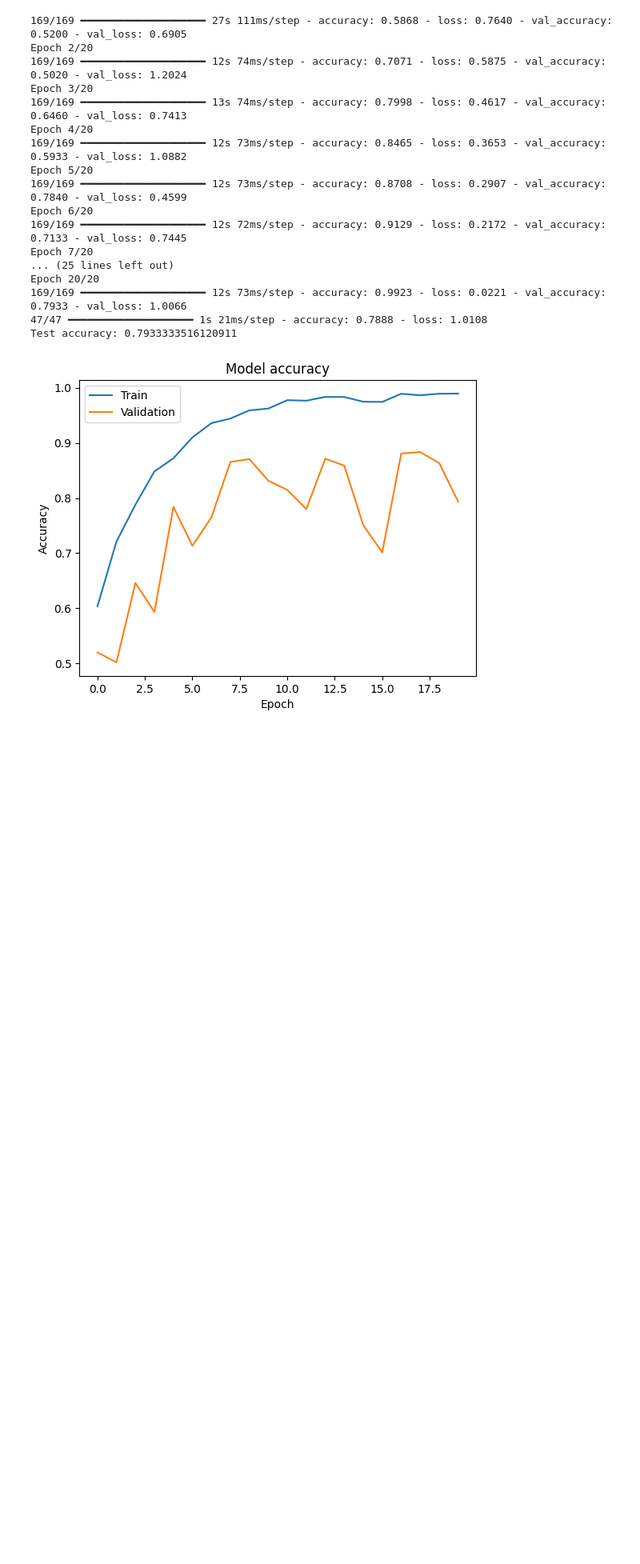
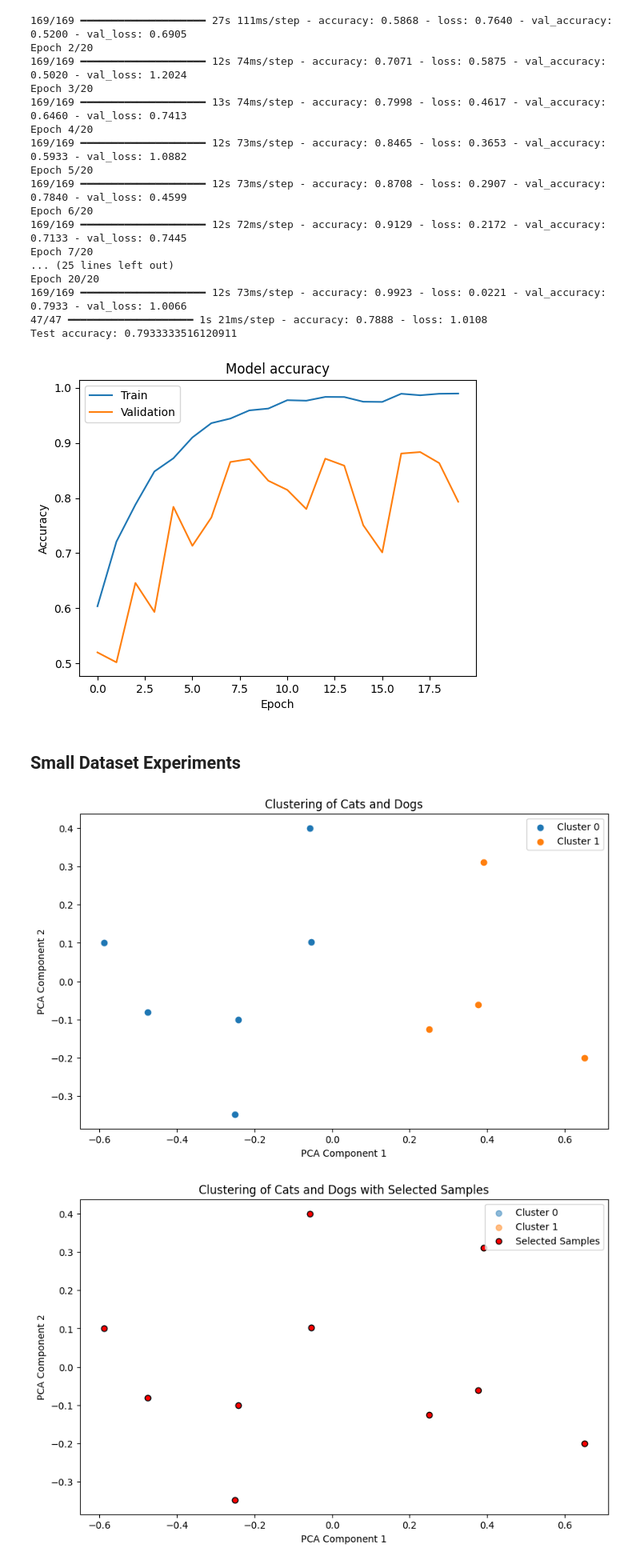
Before and after one commit to serdarbicici-visualstudio/grid-distillation, a Jupyter notebook: dataset-distillation-further-research.ipynb, the cells around one changed output. Shown at 80% size. Cells and saved outputs as stored; diff of their text form; code cells hidden in the pictures; blank space fills up the shorter version.

Commit message:
more experiments, some fixes to grids

```diff
--- a/dataset-distillation-further-research.ipynb
+++ b/dataset-distillation-further-research.ipynb
@@ -838,3 +838,46 @@ Epoch 20/20
 47/47 ━━━━━━━━━━━━━━━━━━━━ 1s 21ms/step - accuracy: 0.7888 - loss: 1.0108
 Test accuracy: 0.7933333516120911
 [figure]
+# %% [markdown]
+## Small Dataset Experiments
+# %%
+#import lib
+import numpy as np
+import matplotlib.pyplot as plt
+from sklearn.cluster import KMeans
+from sklearn.decomposition import PCA
+from sklearn.manifold import TSNE
+
+
+
+# create a dataset with 10 points and 2 features, apply all the clustering methods
+X = np.random.rand(10, 2)
+y = np.random.randint(0, 2, 10)
+
+sampler = ImageClusterSampler(X, y, n_clusters=2)
+sampler.cluster_images()
+sampler.plot_clusters()
+
+selected_samples = sampler.get_selected_samples(5)
+sampler.plot_selected_samples_on_clusters(selected_samples)
+
+sampler = GridImageClusterSampler(X, y, n_clusters=2)
+sampler.cluster_images()
+sampler.plot_clusters_with_grids(n_samples=5)
+selected_samples = sampler.get_selected_samples(5)
+sampler.plot_selected_samples_on_clusters(selected_samples)
+
+sampler = ParallelogramImageClusterSampler(X, y, n_clusters=2)
+sampler.cluster_images()
+sampler.plot_clusters_with_parallelograms(n_samples=5)
+selected_samples = sampler.get_selected_samples(5)
+sampler.plot_selected_samples_on_clusters(selected_samples)
+
+sampler = EquilateralTriangleImageClusterSampler(X, y, n_clusters=2)
+sampler.cluster_images()
+sampler.plot_clusters_with_equilateral_triangles(n_samples=5)
+selected_samples = sampler.get_selected_samples(5)
+sampler.plot_selected_samples_on_clusters(selected_samples)
+# %% [output]
+[figure, added]
+[figure, added]
```
Also changed, not shown: parts of 6 cells of this notebook.
